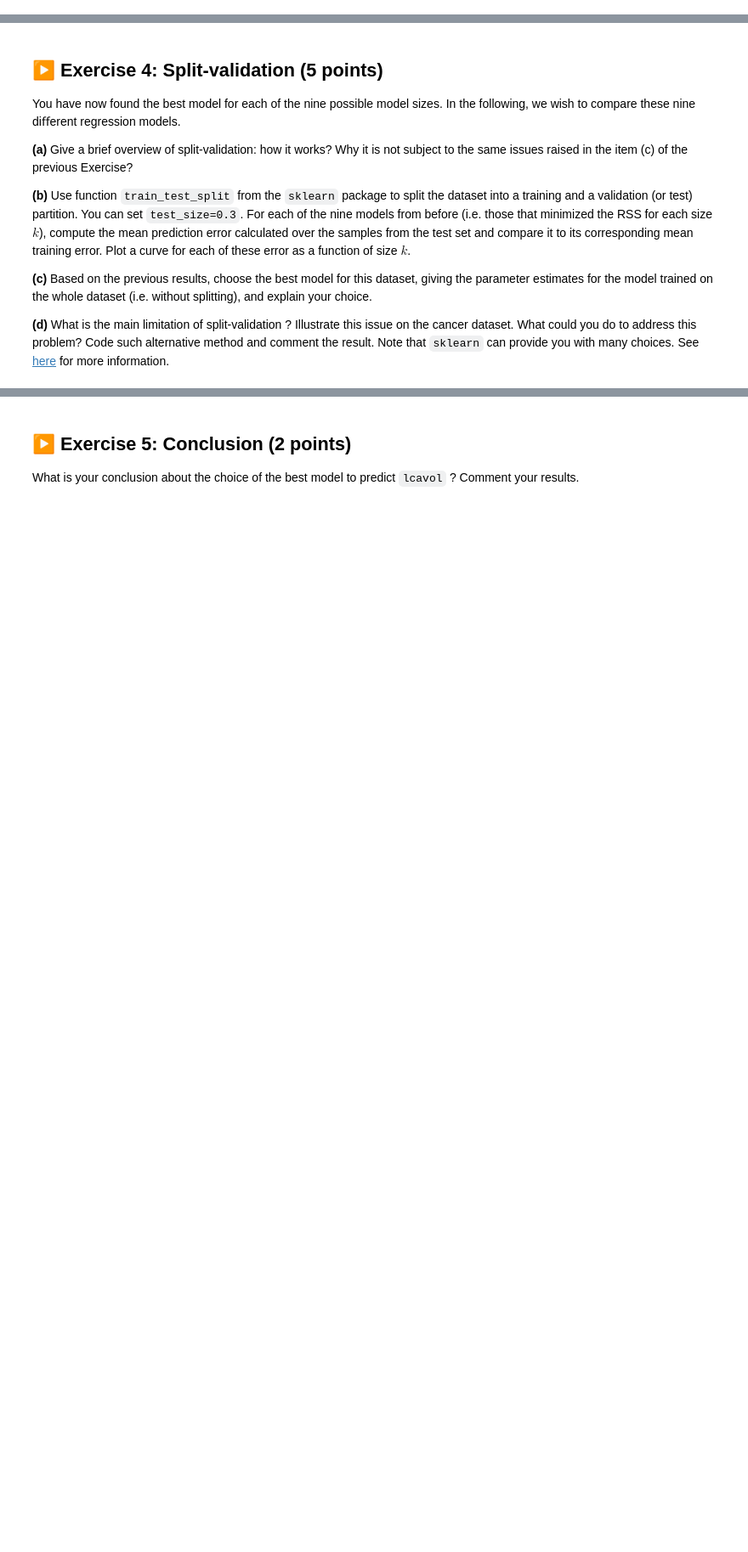
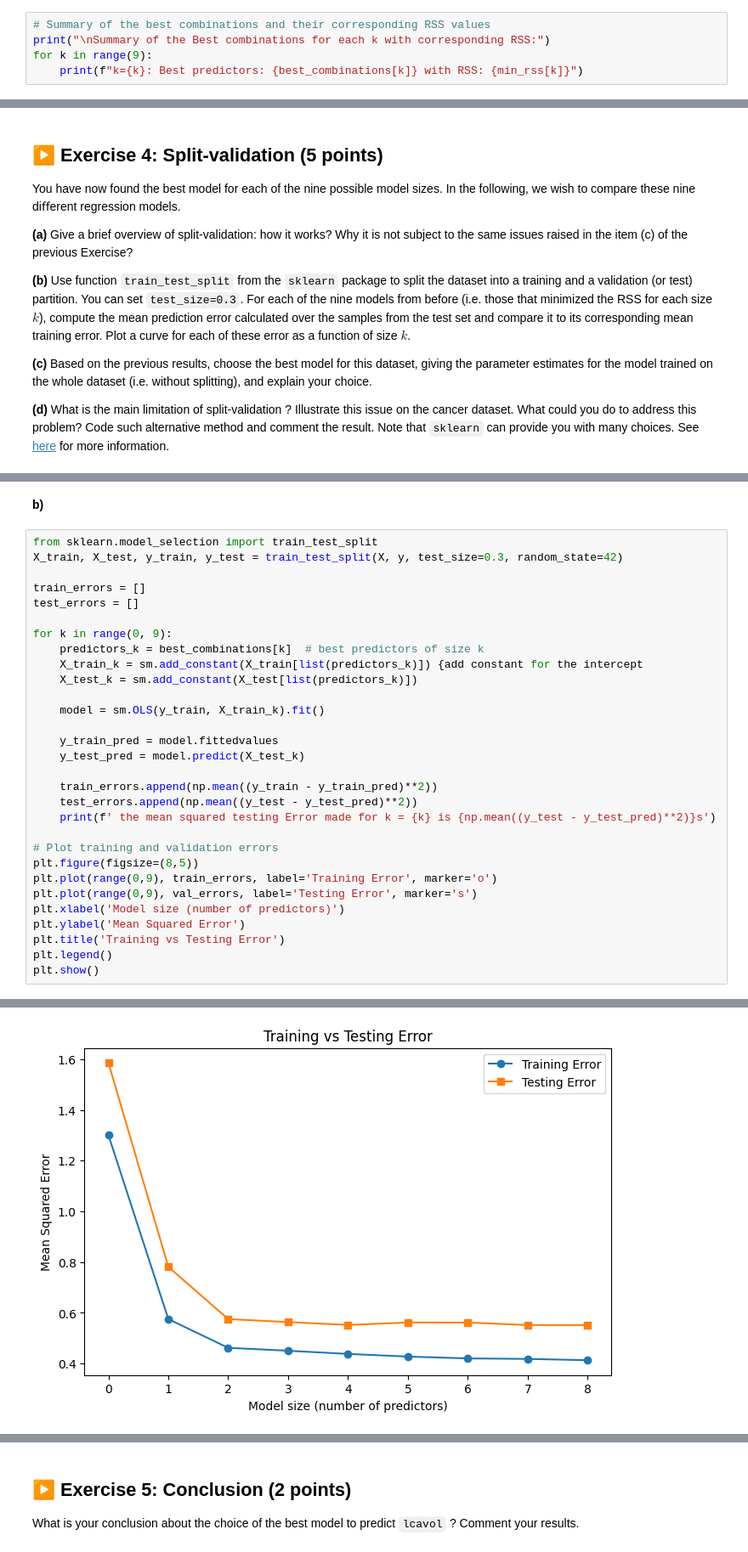
Before and after one commit to elgouijf/ISLA_TPs, a Jupyter notebook: TP1/TP1.ipynb, the cells around one changed output, grey strips where cells are left out. Shown at 85% size. Drawn from its saved outputs; the diff is of its cells as text; blank space fills up the shorter version.

```diff
--- a/TP1/TP1.ipynb
+++ b/TP1/TP1.ipynb
@@ -760,0 +854,5 @@ The goal of this exercise is to select the best model of size $k$ for each $k \i
+# %%
+# Summary of the best combinations and their corresponding RSS values
+print("\nSummary of the Best combinations for each k with corresponding RSS:")
+for k in range(9):
+    print(f"k={k}: Best predictors: {best_combinations[k]} with RSS: {min_rss[k]}")
@@ -774,0 +1040,33 @@ you do to address this problem? Code such alternative method and comment the res
+# %% [markdown]
+**b)**
+# %%
+from sklearn.model_selection import train_test_split
+X_train, X_test, y_train, y_test = train_test_split(X, y, test_size=0.3, random_state=42)
+
+train_errors = []
+test_errors = []
+
+for k in range(0, 9):
+    predictors_k = best_combinations[k]  # best predictors of size k
+    X_train_k = sm.add_constant(X_train[list(predictors_k)]) {add constant for the intercept
+    X_test_k = sm.add_constant(X_test[list(predictors_k)])
+
+    model = sm.OLS(y_train, X_train_k).fit()
+
+    y_train_pred = model.fittedvalues
+    y_test_pred = model.predict(X_test_k)
+
+    train_errors.append(np.mean((y_train - y_train_pred)**2))
+    test_errors.append(np.mean((y_test - y_test_pred)**2))
+    print(f' the mean squared testing Error made for k = {k} is {np.mean((y_test - y_test_pred)**2)}s')
+
+# Plot training and validation errors
+plt.figure(figsize=(8,5))
+plt.plot(range(0,9), train_errors, label='Training Error', marker='o')
+plt.plot(range(0,9), val_errors, label='Testing Error', marker='s')
+plt.xlabel('Model size (number of predictors)')
+plt.ylabel('Mean Squared Error')
+plt.title('Training vs Testing Error')
+plt.legend()
+plt.show()
+# %% [output]
@@ -774,0 +1082 @@ you do to address this problem? Code such alternative method and comment the res
+[figure, added]
```
Also changed, not shown: parts of 18 cells of this notebook.
